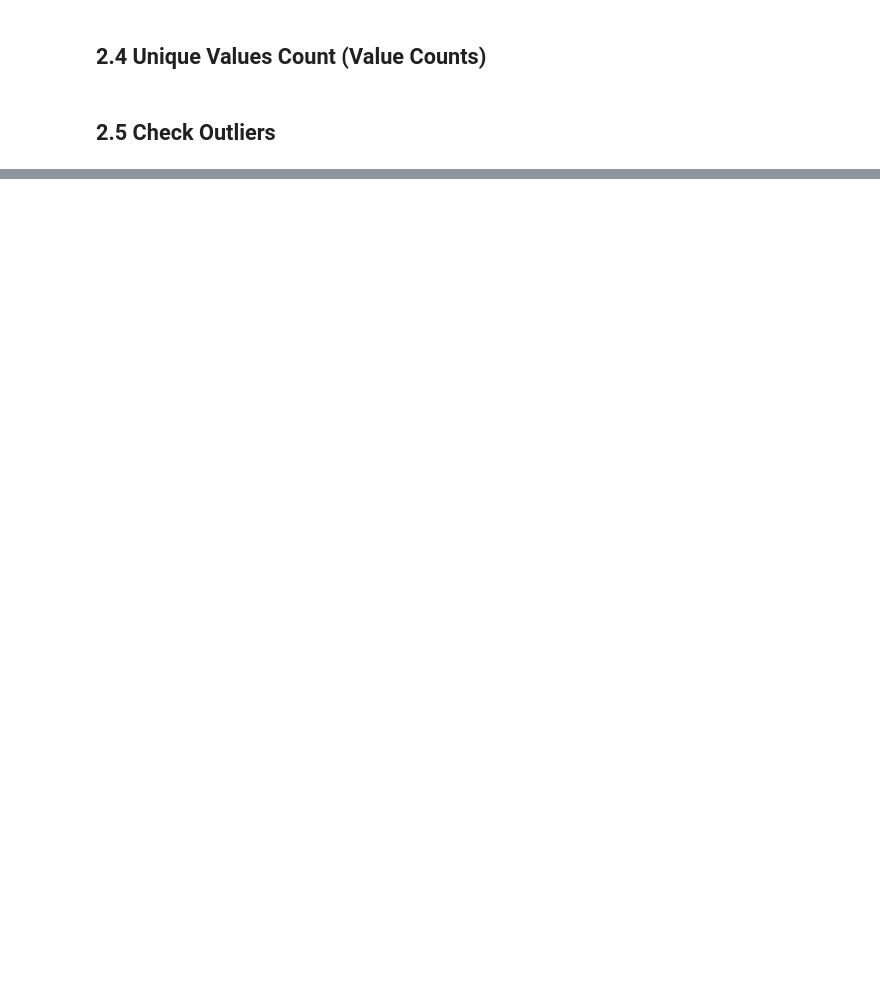
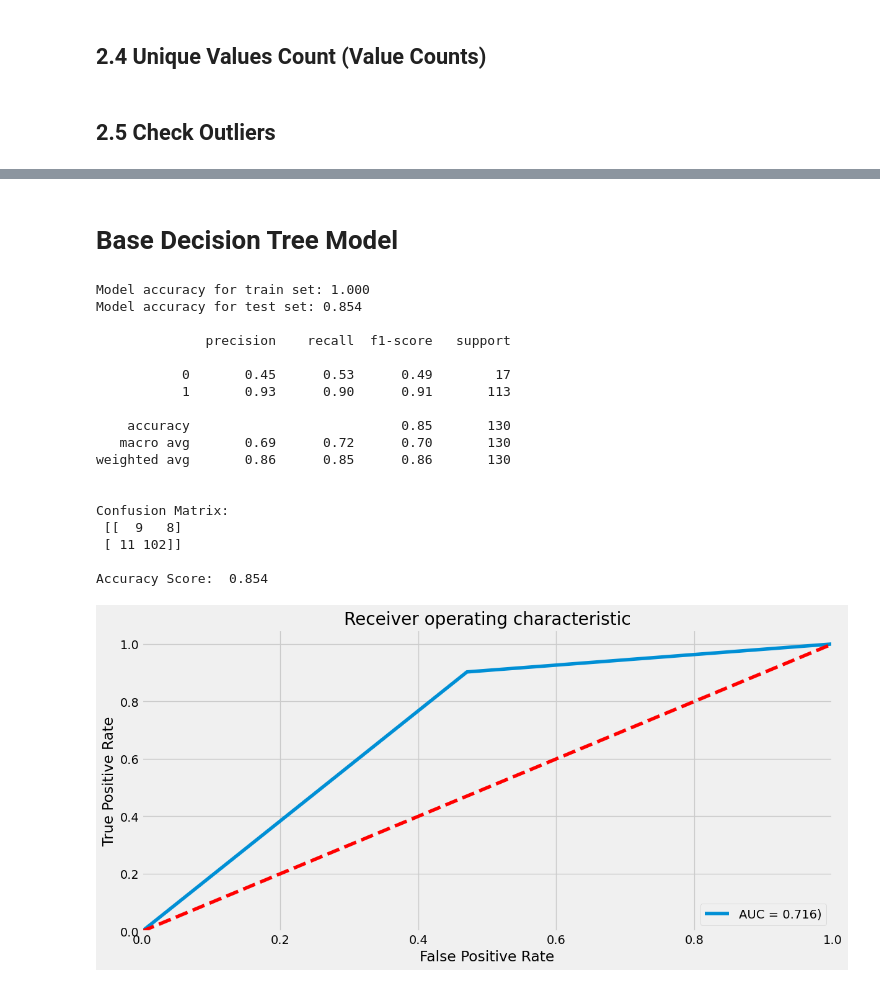
Before and after one commit to Cullen179/PDS---Test-Prep, a Jupyter notebook: test-template.ipynb, the cells around one changed output, grey strips where cells are left out. Saved outputs shown, nothing was run; the diff lists cells and outputs as text; code cells hidden in the pictures; blank space fills up the shorter version.

```diff
--- a/test-template.ipynb
+++ b/test-template.ipynb
@@ -245,0 +494,27 @@ plt.show()
+# %% [markdown]
+# Base Decision Tree Model
+# %%
+# Base Decision Tree Model
+dt = DecisionTreeClassifier(random_state=42)
+
+dt_model = train_and_plot(dt, X_train_pre, y_train, X_test_pre, y_test)
+# %% [output]
+Model accuracy for train set: 1.000
+Model accuracy for test set: 0.854
+
+              precision    recall  f1-score   support
+
+           0       0.45      0.53      0.49        17
+           1       0.93      0.90      0.91       113
+
+    accuracy                           0.85       130
+   macro avg       0.69      0.72      0.70       130
+weighted avg       0.86      0.85      0.86       130
+
+
+Confusion Matrix:
+ [[  9   8]
+ [ 11 102]]
+
+Accuracy Score:  0.854
+[figure, added]
```
Also changed, not shown: parts of 31 cells of this notebook.
